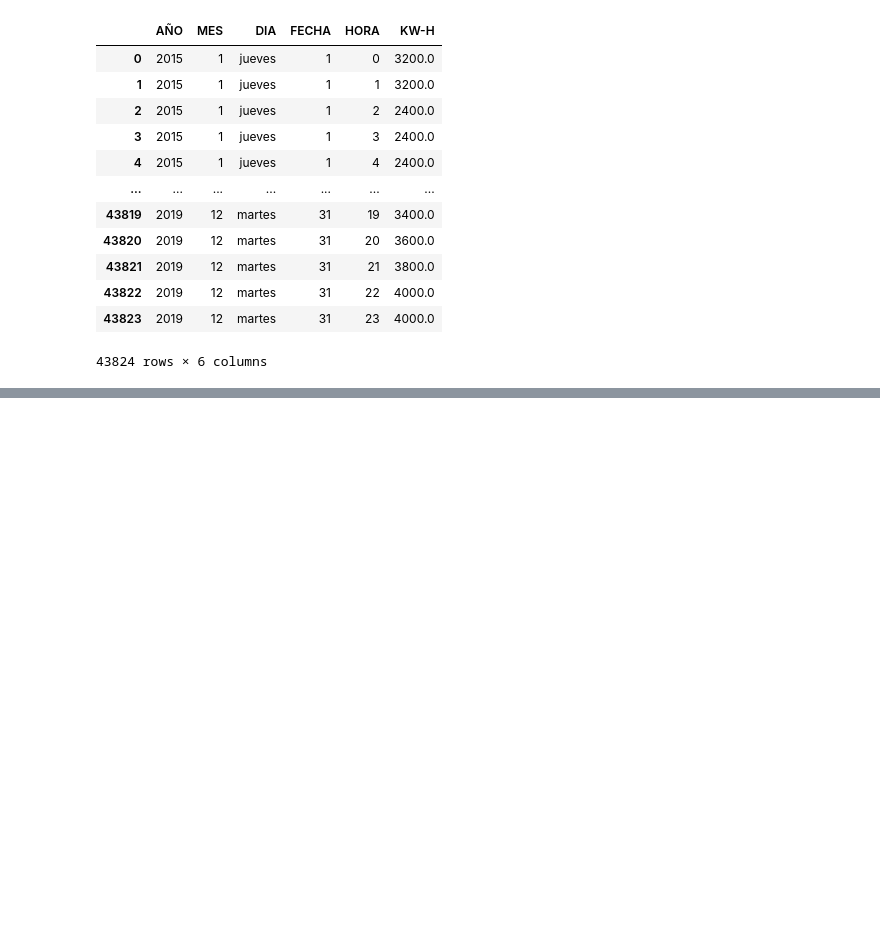
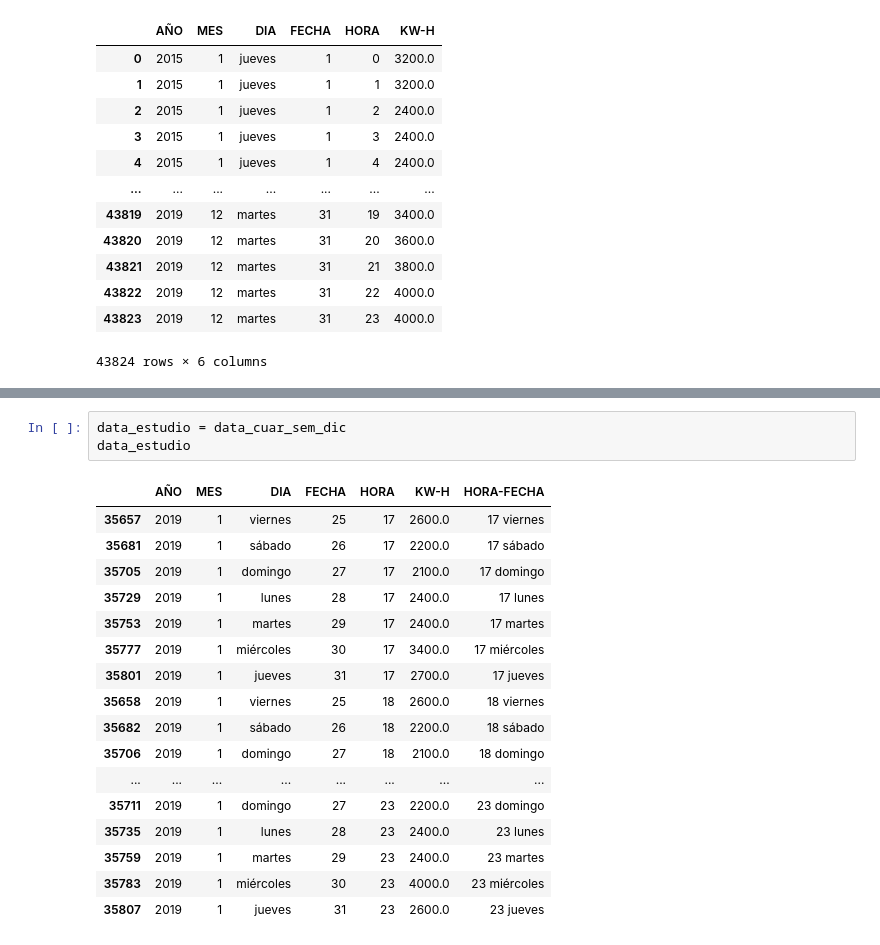
Before and after one commit to javieresk8/PowerDemandPrediction, a Jupyter notebook: GraficosTesis.ipynb, the cells around one changed output, grey strips where cells are left out. Cells and saved outputs as stored; diff of their text form; blank space fills up the shorter version.

```diff
--- a/GraficosTesis.ipynb
+++ b/GraficosTesis.ipynb
@@ -109,2 +95,23 @@ ax_52.set(xticks ='')
+# %%
+data_estudio = data_cuar_sem_dic
+data_estudio
+# %% [output]
+|  | AÑO | MES | DIA | FECHA | HORA | KW-H | HORA-FECHA |
+| 35657 | 2019 | 1 | viernes | 25 | 17 | 2600.0 | 17 viernes |
+| 35681 | 2019 | 1 | sábado | 26 | 17 | 2200.0 | 17 sábado |
+| 35705 | 2019 | 1 | domingo | 27 | 17 | 2100.0 | 17 domingo |
+| 35729 | 2019 | 1 | lunes | 28 | 17 | 2400.0 | 17 lunes |
+| 35753 | 2019 | 1 | martes | 29 | 17 | 2400.0 | 17 martes |
+| 35777 | 2019 | 1 | miércoles | 30 | 17 | 3400.0 | 17 miércoles |
+| 35801 | 2019 | 1 | jueves | 31 | 17 | 2700.0 | 17 jueves |
+| 35658 | 2019 | 1 | viernes | 25 | 18 | 2600.0 | 18 viernes |
+| 35682 | 2019 | 1 | sábado | 26 | 18 | 2200.0 | 18 sábado |
+| 35706 | 2019 | 1 | domingo | 27 | 18 | 2100.0 | 18 domingo |
+| ... | ... | ... | ... | ... | ... | ... | ... |
+| 35711 | 2019 | 1 | domingo | 27 | 23 | 2200.0 | 23 domingo |
+| 35735 | 2019 | 1 | lunes | 28 | 23 | 2400.0 | 23 lunes |
+| 35759 | 2019 | 1 | martes | 29 | 23 | 2400.0 | 23 martes |
+| 35783 | 2019 | 1 | miércoles | 30 | 23 | 4000.0 | 23 miércoles |
+| 35807 | 2019 | 1 | jueves | 31 | 23 | 2600.0 | 23 jueves |
 # %%
 #Tabla 5.1  Análisis descriptiva con datos reales de la demanda eléctrica
```
Also changed, not shown: parts of 5 cells of this notebook.
